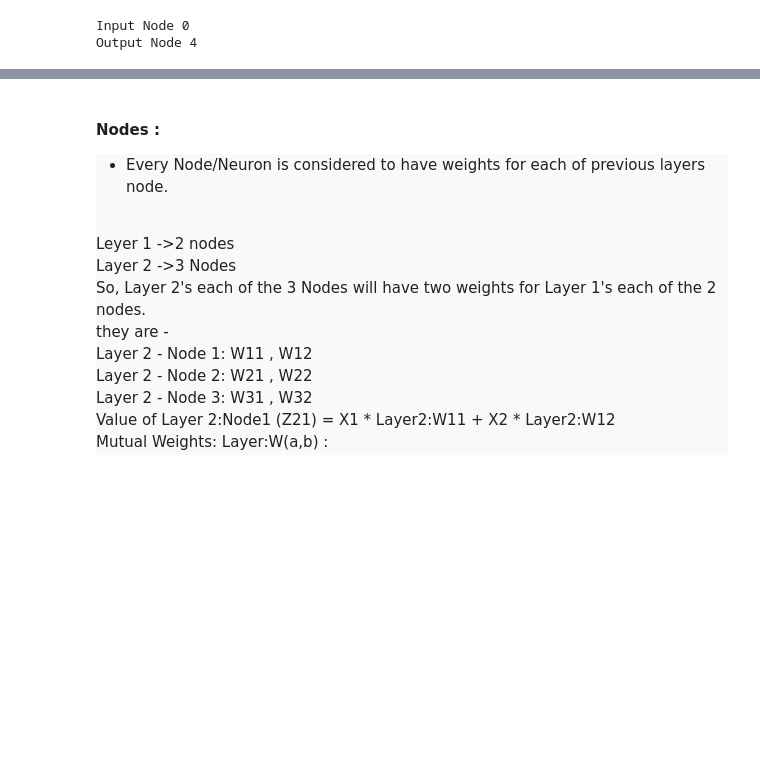
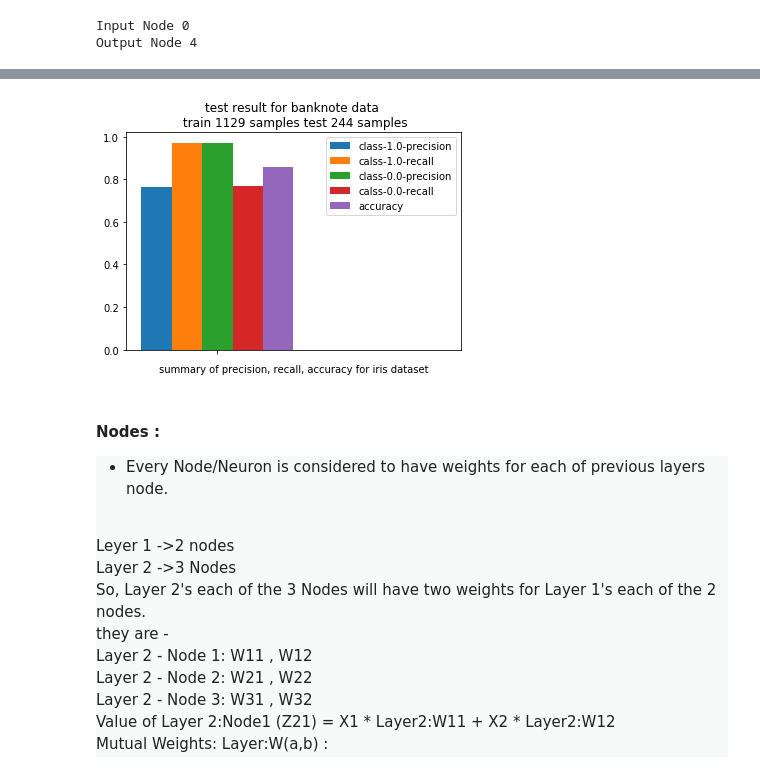
Before and after one commit to irfanhasib0/Machine-Learning, a Jupyter notebook: Machine_Learning_Algo_From_Scratch/ANN_From_Scratch_modular_class-exp.ipynb, the cells around one changed output, grey strips where cells are left out. Saved outputs shown, nothing was run; the diff lists cells and outputs as text; code cells hidden in the pictures; blank space fills up the shorter version.

```diff
--- a/Machine_Learning_Algo_From_Scratch/ANN_From_Scratch_modular_class-exp.ipynb
+++ b/Machine_Learning_Algo_From_Scratch/ANN_From_Scratch_modular_class-exp.ipynb
@@ -297,3 +339,18 @@ recall 0.5
+# %%
+df=pd.DataFrame({},index=[' '])
+#fig=plt.figure(figsize=(10,10))
+for label in result_log['true'].unique():
+    df['class-'+str(label)+'-precision']=[precisions[label],]
+    df['calss-'+str(label)+'-recall']=[recalls[label],]
+df['accuracy']=accuracy
+df.plot.bar()
+plt.xlim(-.3,.8)
+plt.title('test result for ' +dataset+ ' data \n '+'train '+str(len(_train_df))+' samples test '+str(len(result_log))+' samples')
+plt.xlabel('summary of precision, recall, accuracy for iris dataset')
+plt.savefig(dataset+'_ann.png')
+plt.show()
+# %% [output]
+[figure, added]
 # %% [markdown]
 <h4> Nodes : </h4>
 <div style="background-color:#F8F9F9">
```
Also changed, not shown: parts of 10 cells of this notebook, 2 other files.
